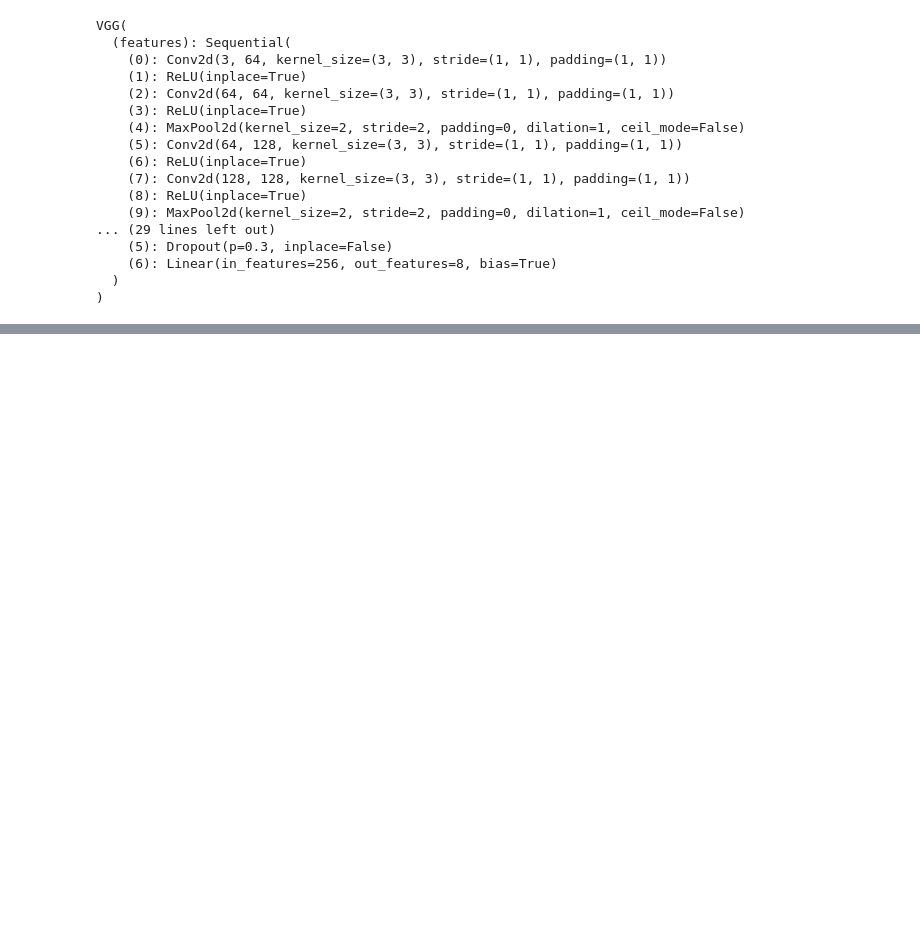
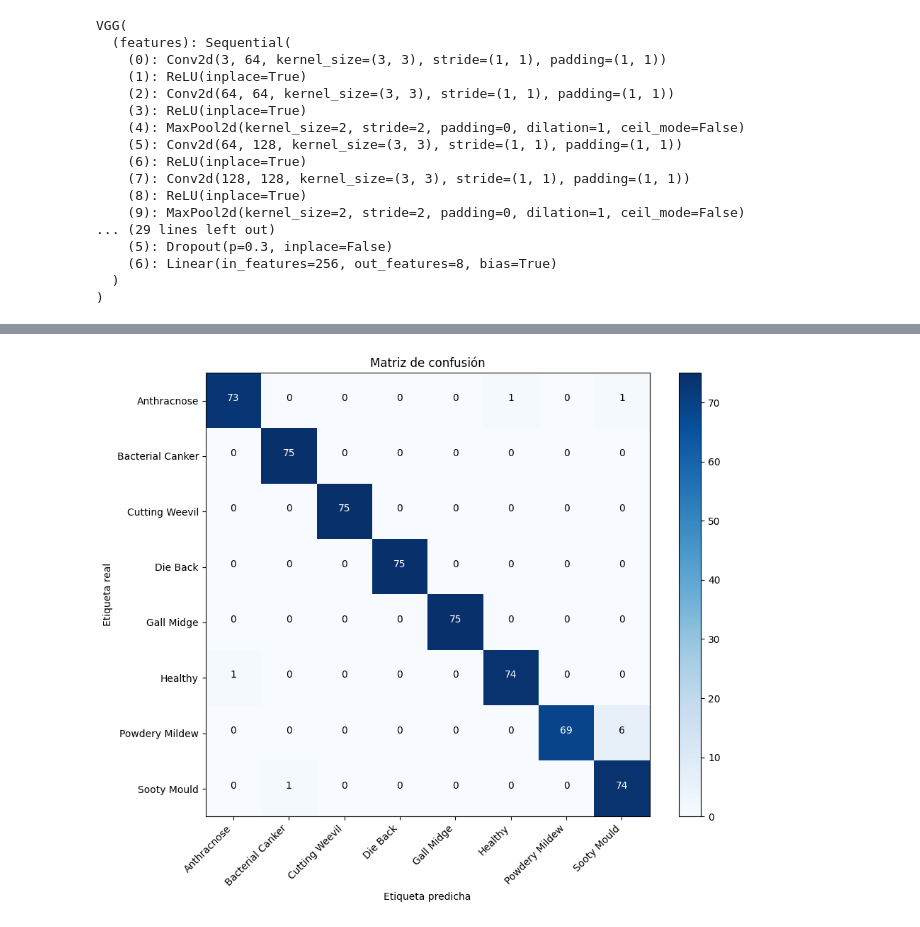
Before and after one commit to Hayser8/corto1visionporcomputadora, a Jupyter notebook: Corto1.ipynb, the cells around one changed output, grey strips where cells are left out. Cells and saved outputs as stored; diff of their text form; code cells hidden in the pictures; blank space fills up the shorter version.

```diff
--- a/Corto1.ipynb
+++ b/Corto1.ipynb
@@ -661,0 +692,5 @@ print("Entrenamiento finalizado. Mejor modelo cargado.")
+# %%
+test_loss, test_acc, y_true, y_pred = evaluate(model, test_loader, criterion, device)
+
+print(f"Test Loss: {test_loss:.4f}")
+print(f"Test Accuracy: {test_acc:.4f}")
@@ -661,0 +700,27 @@ print("Entrenamiento finalizado. Mejor modelo cargado.")
+# %%
+# Celda 14 - Matriz de confusión
+cm = confusion_matrix(y_true, y_pred)
+
+plt.figure(figsize=(10, 8))
+plt.imshow(cm, interpolation="nearest", cmap="Blues")
+plt.title("Matriz de confusión")
+plt.colorbar()
+
+tick_marks = np.arange(len(class_names))
+plt.xticks(tick_marks, class_names, rotation=45, ha="right")
+plt.yticks(tick_marks, class_names)
+
+for i in range(cm.shape[0]):
+    for j in range(cm.shape[1]):
+        plt.text(
+            j, i, str(cm[i, j]),
+            horizontalalignment="center",
+            color="white" if cm[i, j] > cm.max() / 2 else "black"
+        )
+
+plt.ylabel("Etiqueta real")
+plt.xlabel("Etiqueta predicha")
+plt.tight_layout()
+plt.show()
+# %% [output]
+[figure, added]
```
Also changed, not shown: parts of 4 cells of this notebook.
